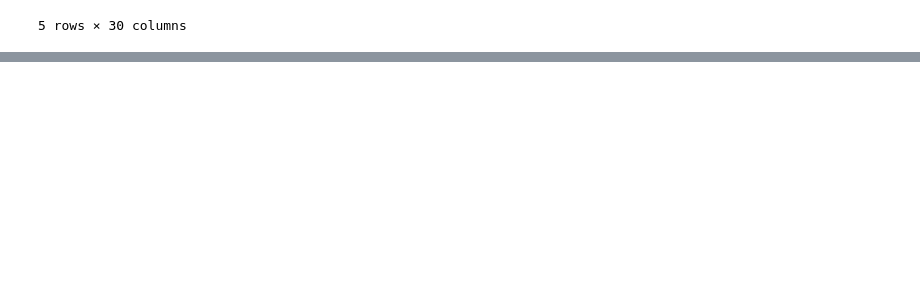
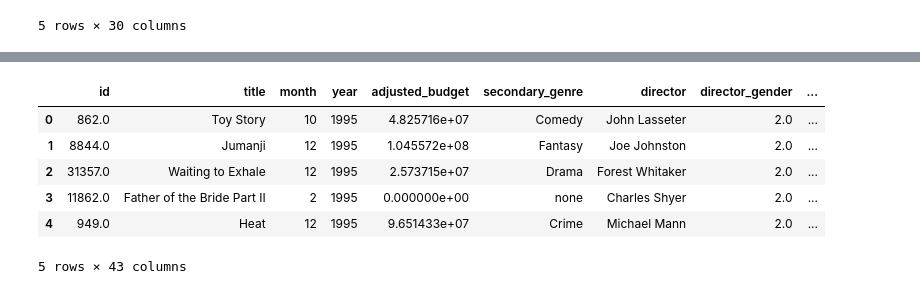
Before and after one commit to apoovey/DataScienceFinalProject, a Jupyter notebook: merge_datasets.ipynb, the cells around one changed output, grey strips where cells are left out. Drawn from its saved outputs; the diff is of its cells as text; code cells hidden in the pictures; blank space fills up the shorter version.

Commit message:
hot encoded genres

```diff
--- a/merge_datasets.ipynb
+++ b/merge_datasets.ipynb
@@ -304,3 +310,9 @@ data.head()
 | 3 | 3 | 4 | 4 | 4 | 0 | [{'id': 35, 'name': 'Comedy'}] | NaN | NaN | tt0113041 | ... |
 | 4 | 4 | 5 | 5 | 5 | 60000000 | [{'id': 28, 'name': 'Action'}, {'... | NaN | NaN | tt0113277 | ... |
 5 rows × 30 columns
+# %%
+count = 0
+for index, row in data.iterrows():
+    if row['year'] < 1960:
+        count += 1
+print count
@@ -306,0 +321,4 @@ data.head()
+# %%
+for index, row in data.iterrows():
+    if row['id'] != 'nan':
+        print row['title']
@@ -306,0 +349,11 @@ data.head()
+# %%
+data = pd.read_csv('data/data_temp.csv')
+print data['production_companies'][1]
+prod_company = []
+for index, row in data.iterrows():
+    if len(data['production_companies'][index].split('\'')) < 3:
+        prod_company.append('none')
+    else:
+        prod_company.append(row['production_companies'].split('\'')[3])
+data['prod_company'] = prod_company
+data.to_csv('data/data_cleaned_prod.csv')
@@ -306,0 +385,5 @@ data.head()
+# %%
+# changing genres for the best
+data = pd.read_csv('data/data_cleaned_prod.csv')
+data = data.rename(columns={'primary_genre':'genre'})
+data.head(1)
@@ -306,0 +420,20 @@ data.head()
+# %%
+# cleaning up secondary genre to hot encoding
+genre_num = 0
+prefix = 'genre_'
+for index, row in data.iterrows():
+    sec = row['secondary_genre']
+    if sec == 'none':
+        continue
+    col = prefix + sec
+    row[col] =  1.0
+# data = data.drop(['Unnamed: 0'], axis=1)
+data.head()
+# %% [output]
+|  | id | title | month | year | adjusted_budget | secondary_genre | director | director_gender | ... |
+| 0 | 862.0 | Toy Story | 10 | 1995 | 4.825716e+07 | Comedy | John Lasseter | 2.0 | ... |
+| 1 | 8844.0 | Jumanji | 12 | 1995 | 1.045572e+08 | Fantasy | Joe Johnston | 2.0 | ... |
+| 2 | 31357.0 | Waiting to Exhale | 12 | 1995 | 2.573715e+07 | Drama | Forest Whitaker | 2.0 | ... |
+| 3 | 11862.0 | Father of the Bride Part II | 2 | 1995 | 0.000000e+00 | none | Charles Shyer | 2.0 | ... |
+| 4 | 949.0 | Heat | 12 | 1995 | 9.651433e+07 | Crime | Michael Mann | 2.0 | ... |
+5 rows × 43 columns
```
Also changed, not shown: parts of 10 cells of this notebook, 7 other files.
